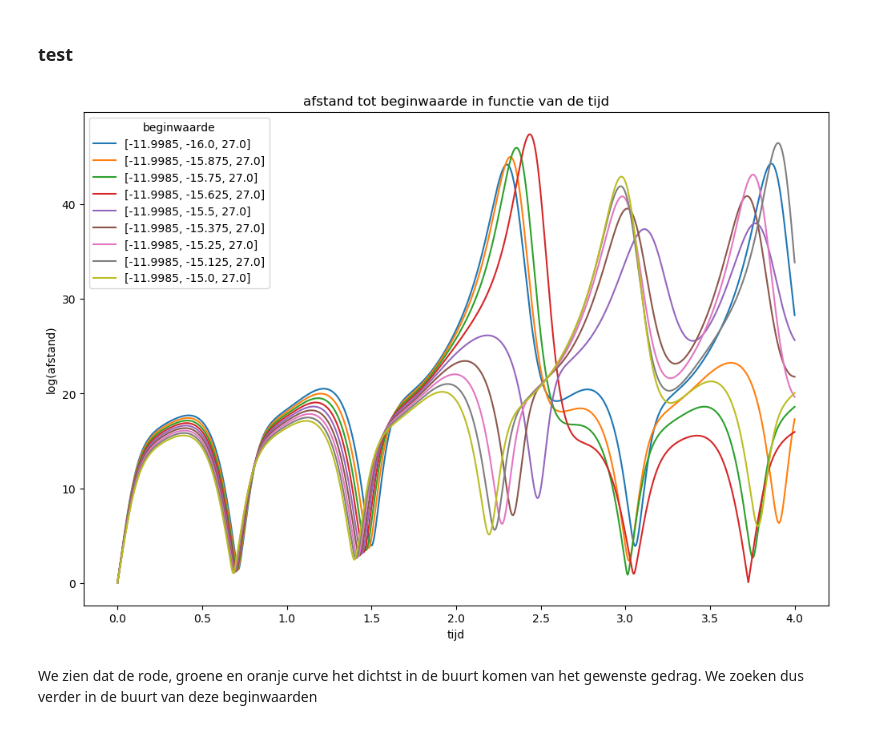
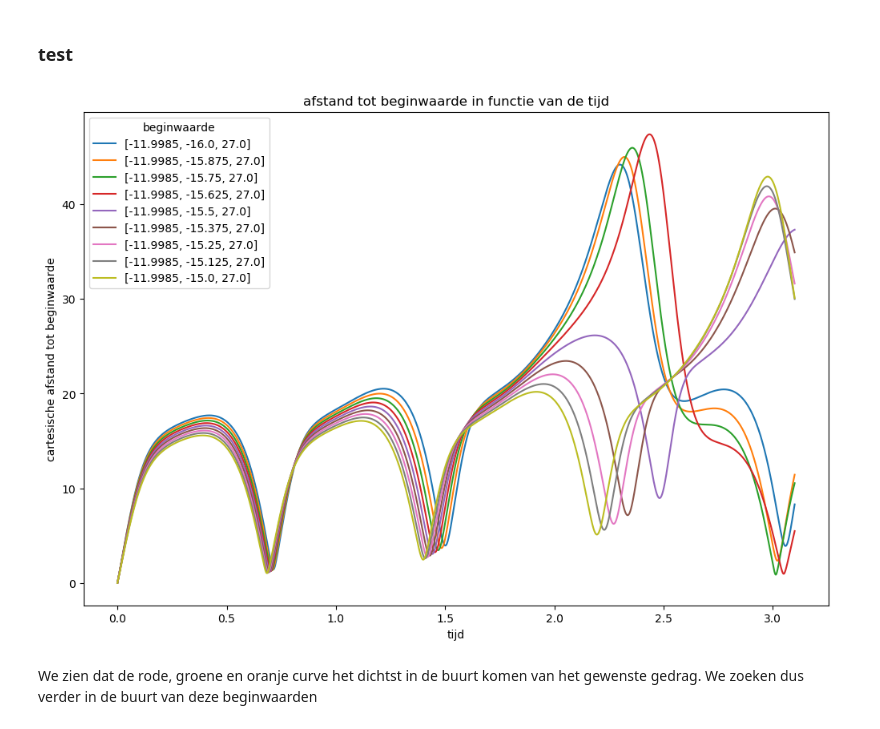
Before and after one commit to Cubedsheep/practicum-diff-Julia, a Jupyter notebook: practicum - Julia.ipynb, the cells around one changed output. Saved outputs shown, nothing was run; the diff lists cells and outputs as text; code cells hidden in the pictures.

```diff
--- a/practicum - Julia.ipynb
+++ b/practicum - Julia.ipynb
@@ -397,6 +404,6 @@ guess = [(floor(Int64, T/h[i])-10, ceil(Int64, T/h[i])+10) for i in iter];
 closest = pmap(find_closest, fill(x0, num), sol, guess, h);
 # %%
 for i in iter
-    @printf("Runge-Kutta4 - periode: %.4f, afwijking: %.2e, stapgrootte: %.2e \n", closest[i][1], closest[i][2], h[i])
+    @printf("Runge-Kutta4 - periode: %.8f, afwijking: %.2e, stapgrootte: %.2e \n", closest[i][1], closest[i][2], h[i])
 end
 # %% [output]
@@ -449,6 +456,6 @@ guess = [(floor(Int64, T/h[i])-10, ceil(Int64, T/h[i])+10) for i in iter]
 closest = pmap(find_closest, fill(x0, num), sol, guess, h);
 # %%
 for i in iter
-    @printf("euler - periode: %.4f, afwijking: %.2e, stapgrootte: %.2e \n", closest[i][1], closest[i][2], h[i])
+    @printf("euler - periode: %.8f, afwijking: %.2e, stapgrootte: %.2e \n", closest[i][1], closest[i][2], h[i])
 end
 # %% [output]
@@ -709,22 +702,24 @@ sol = pmap(RK4_s, fill(gradient_s, num), X, h, n);
 b0 = fill.(X, n)
 sols = [[sol[i][:,j] for j in 1:n[i]] for i in iter]
 dists = [pmap(norm, b0[i]-sols[i]) for i in iter];
+# %%
+dists_init = [dists[i][1:31000] for i in iter];
 # %%
 fig, ax = plt.subplots(1,1,figsize=(12,8))
 
-plot_range = 1:n[1]
+plot_range = 1:31000
 for i in iter
-    ax[:plot](plot_range/1e4, dists[i][plot_range], label="$(X[i])")
+    ax[:plot](plot_range/1e4, dists_init[i][plot_range], label="$(X[i])")
 end
 
 plt.legend(title="beginwaarde")
 plt.title("afstand tot beginwaarde in functie van de tijd")
 ax[:set_xlabel]("tijd")
-ax[:set_ylabel]("log(afstand)")
+ax[:set_ylabel]("cartesische afstand tot beginwaarde")
 fig[:savefig]("afstand tot beginwaarde-exploratie.pdf", dpi=400)
 plt.show()
 # %% [output]
-[figure, old version]
+[figure, new version]
 # %% [markdown]
 We zien dat de rode, groene en oranje curve het dichtst in de buurt komen van het gewenste gedrag. We zoeken dus verder in de buurt van deze beginwaarden
 # %% [markdown]
```
Also changed, not shown: parts of 40 cells of this notebook.
